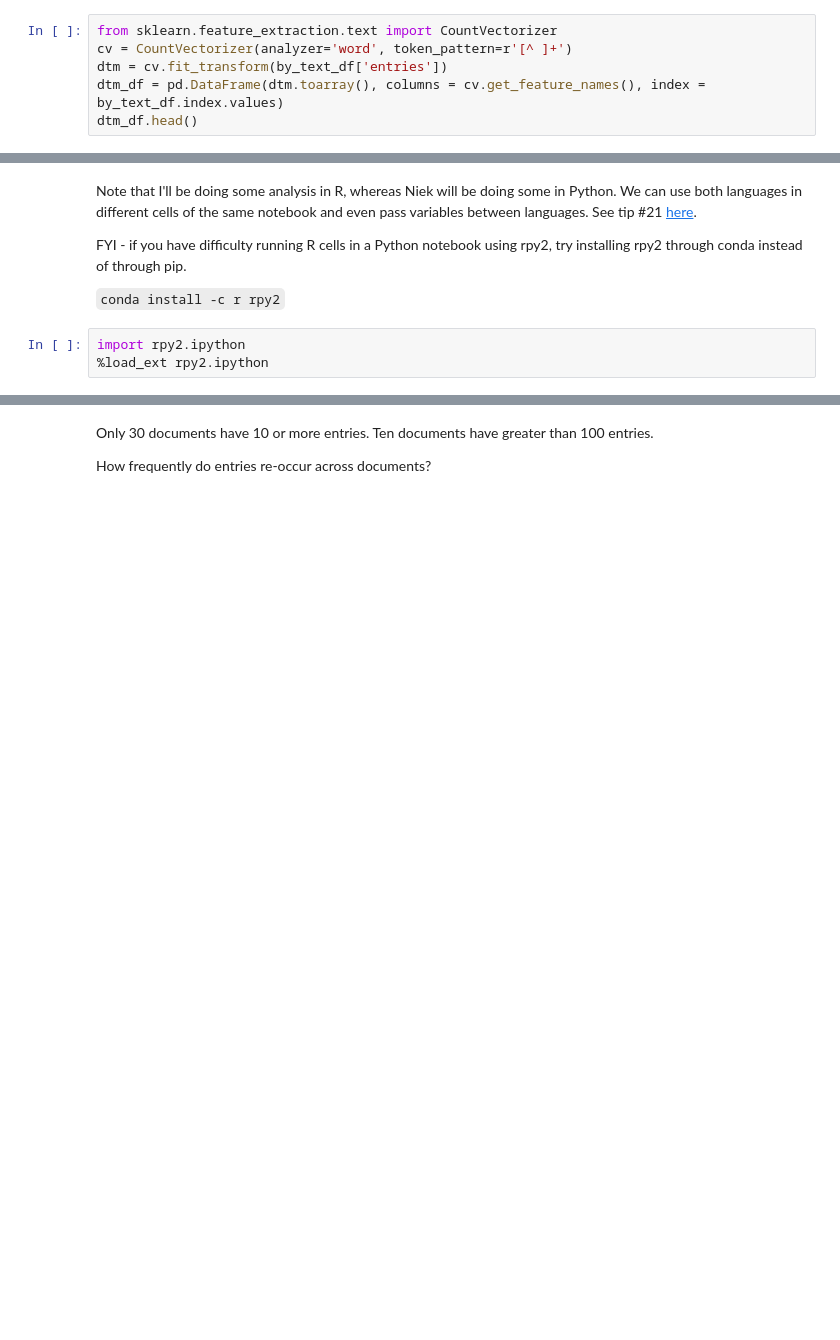
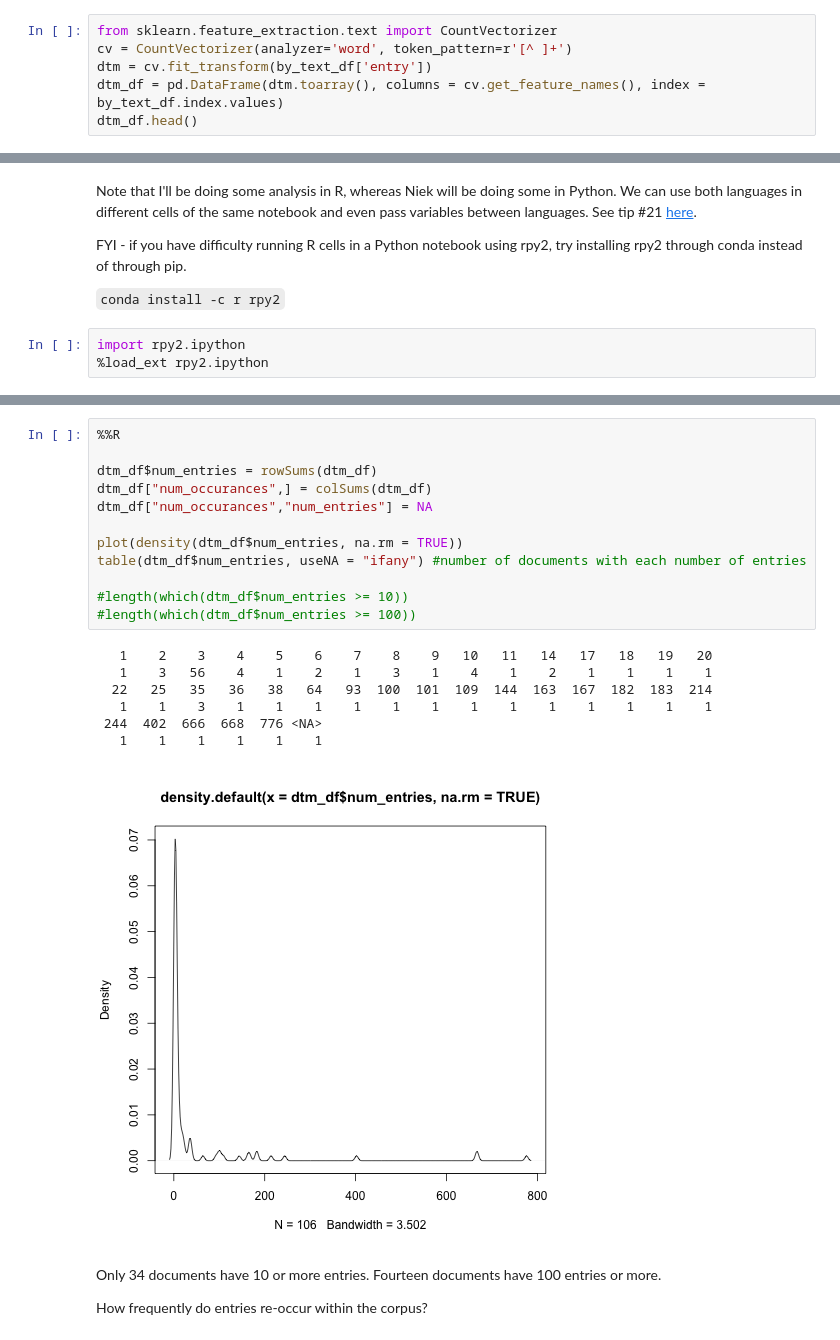
Before and after one commit to ErinBecker/digital-humanities-phylogenetics, a Jupyter notebook: scripts/Exploration_OB_wood-with_NA.ipynb, the cells around one changed output, grey strips where cells are left out. Saved outputs shown, nothing was run; the diff lists cells and outputs as text; blank space fills up the shorter version.

```diff
--- a/scripts/Exploration_OB_wood-with_NA.ipynb
+++ b/scripts/Exploration_OB_wood-with_NA.ipynb
@@ -103,7 +119,7 @@ The output of the CountVectorizer (`dtm`) is not in a human-readable format. It
 # %%
 from sklearn.feature_extraction.text import CountVectorizer
 cv = CountVectorizer(analyzer='word', token_pattern=r'[^ ]+')
-dtm = cv.fit_transform(by_text_df['entries'])
+dtm = cv.fit_transform(by_text_df['entry'])
 dtm_df = pd.DataFrame(dtm.toarray(), columns = cv.get_feature_names(), index = by_text_df.index.values)
 dtm_df.head()
 # %% [output]
@@ -158,4 +202,24 @@ We need to know how sparse the DTM is. How often does each entry appear in the e
+# %%
+%%R
+
+dtm_df$num_entries = rowSums(dtm_df)
+dtm_df["num_occurances",] = colSums(dtm_df)
+dtm_df["num_occurances","num_entries"] = NA
+
+plot(density(dtm_df$num_entries, na.rm = TRUE))
+table(dtm_df$num_entries, useNA = "ifany") #number of documents with each number of entries
+
+#length(which(dtm_df$num_entries >= 10))
+#length(which(dtm_df$num_entries >= 100))
+# %% [output]
+   1    2    3    4    5    6    7    8    9   10   11   14   17   18   19   20
+   1    3   56    4    1    2    1    3    1    4    1    2    1    1    1    1
+  22   25   35   36   38   64   93  100  101  109  144  163  167  182  183  214
+   1    1    3    1    1    1    1    1    1    1    1    1    1    1    1    1
+ 244  402  666  668  776 <NA>
+   1    1    1    1    1    1
+[figure, added]
 # %% [markdown]
-Only 30 documents have 10 or more entries. Ten documents have greater than 100 entries.
+Only 34 documents have 10 or more entries. Fourteen documents have 100 entries or more.
 
-How frequently do entries re-occur across documents?
+How frequently do entries re-occur within the corpus?
```
Also changed, not shown: parts of 33 cells of this notebook, 1 other file.
